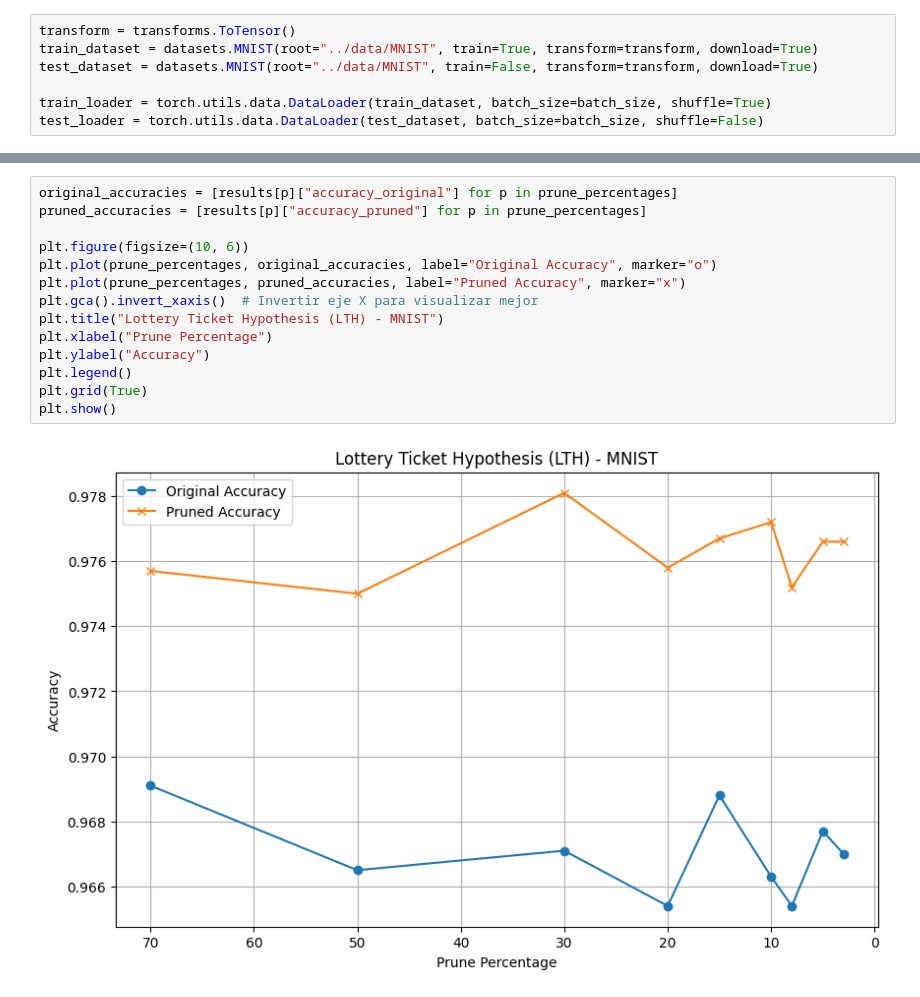
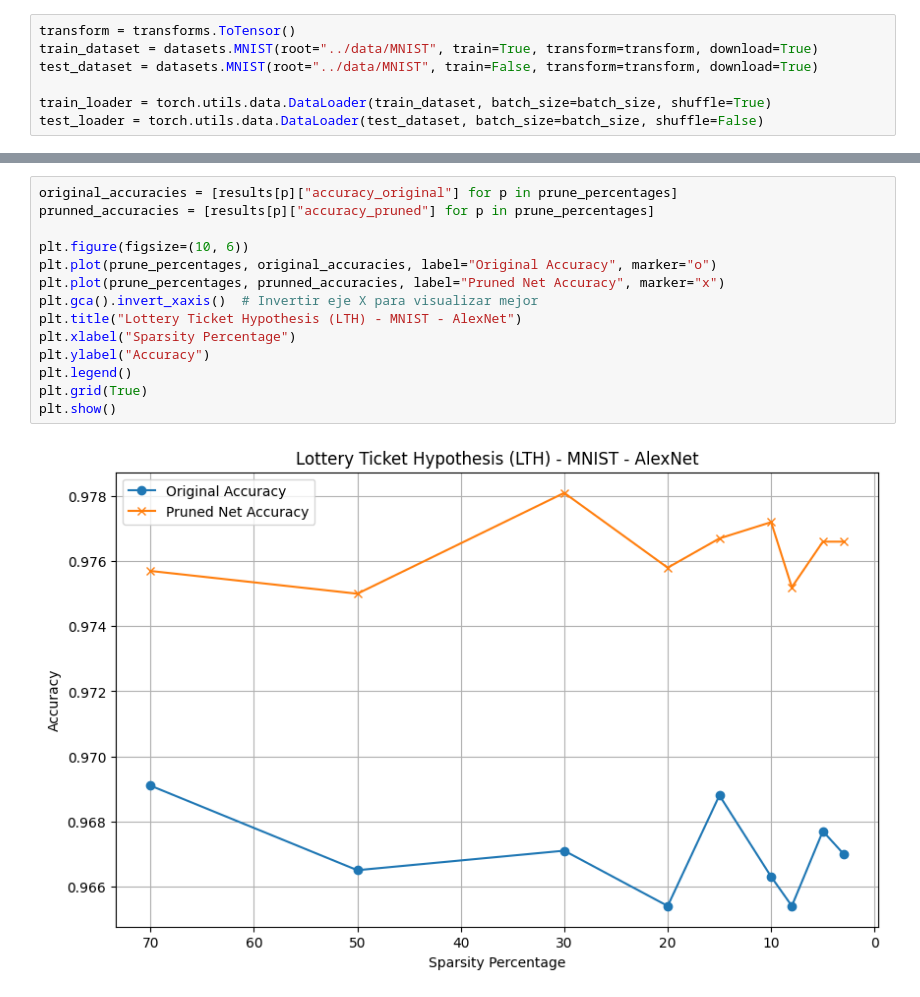
Before and after one commit to cabamarcos/SuperMask, a Jupyter notebook: 2. Proving_LTH/MNIST_LTH.ipynb, the cells around one changed output, grey strips where cells are left out. Saved outputs shown, nothing was run; the diff lists cells and outputs as text.

```diff
--- a/2. Proving_LTH/MNIST_LTH.ipynb
+++ b/2. Proving_LTH/MNIST_LTH.ipynb
@@ -109,17 +109,17 @@ Accuracy pruned: 97.66%
 Diferencia: 0.96 puntos porcentuales
 # %%
 original_accuracies = [results[p]["accuracy_original"] for p in prune_percentages]
-pruned_accuracies = [results[p]["accuracy_pruned"] for p in prune_percentages]
+prunned_accuracies = [results[p]["accuracy_pruned"] for p in prune_percentages]
 
 plt.figure(figsize=(10, 6))
 plt.plot(prune_percentages, original_accuracies, label="Original Accuracy", marker="o")
-plt.plot(prune_percentages, pruned_accuracies, label="Pruned Accuracy", marker="x")
+plt.plot(prune_percentages, prunned_accuracies, label="Pruned Net Accuracy", marker="x")
 plt.gca().invert_xaxis()  # Invertir eje X para visualizar mejor
-plt.title("Lottery Ticket Hypothesis (LTH) - MNIST")
-plt.xlabel("Prune Percentage")
+plt.title("Lottery Ticket Hypothesis (LTH) - MNIST - AlexNet")
+plt.xlabel("Sparsity Percentage")
 plt.ylabel("Accuracy")
 plt.legend()
 plt.grid(True)
 plt.show()
 # %% [output]
-[figure, old version]
+[figure, new version]
```
Also changed, not shown: 4 other files.
